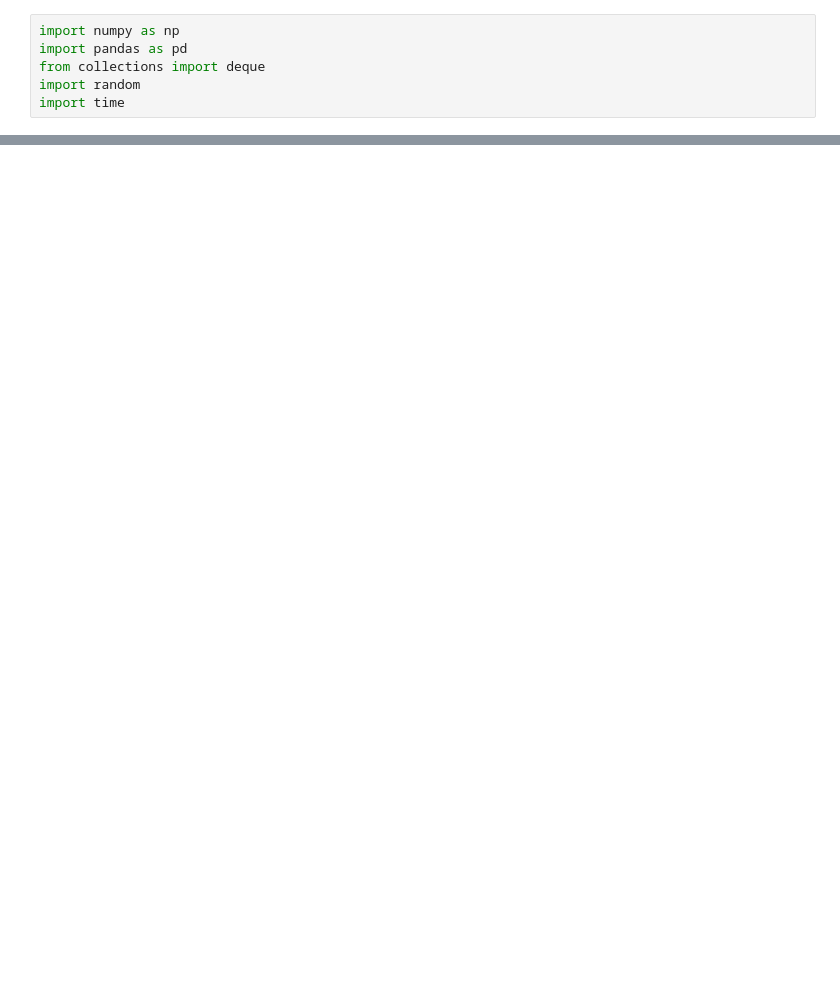
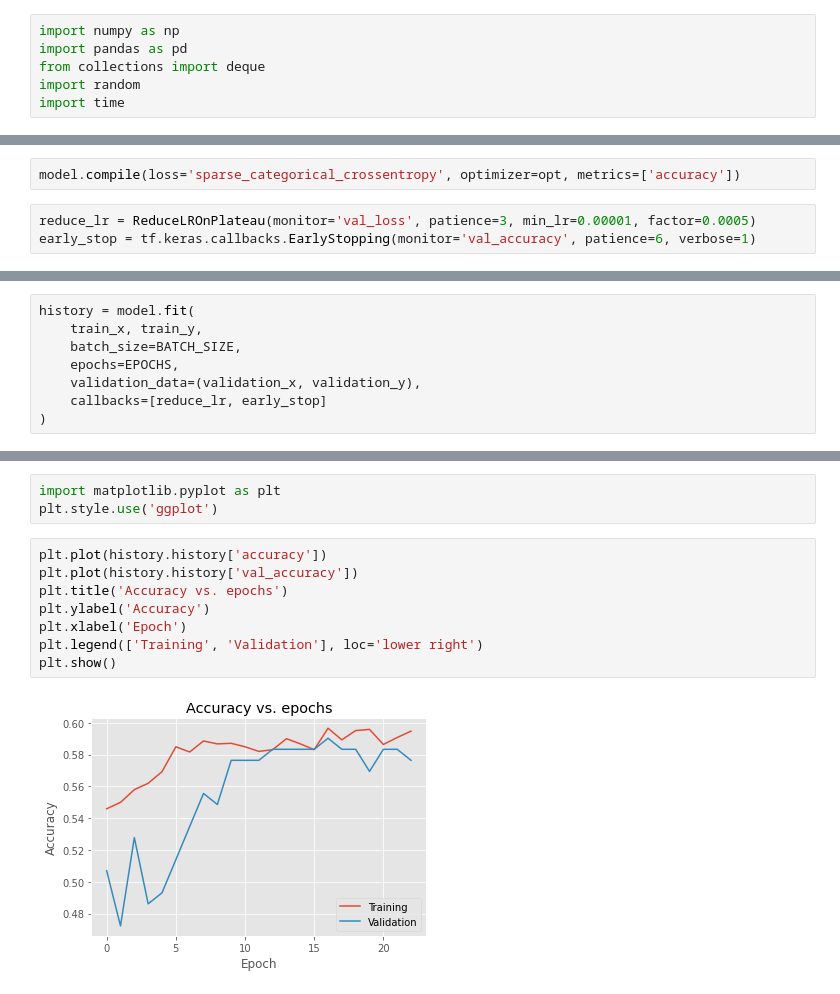
Before and after one commit to jackfrost168/QuantitativeTrading, a Jupyter notebook: predict_stock_price.ipynb, the cells around one changed output, grey strips where cells are left out. Cells and saved outputs as stored; diff of their text form; blank space fills up the shorter version.

```diff
--- a/predict_stock_price.ipynb
+++ b/predict_stock_price.ipynb
@@ -49,0 +201,5 @@ Lines: 5284
+# %%
+model.compile(loss='sparse_categorical_crossentropy', optimizer=opt, metrics=['accuracy'])
+# %%
+reduce_lr = ReduceLROnPlateau(monitor='val_loss', patience=3, min_lr=0.00001, factor=0.0005)
+early_stop = tf.keras.callbacks.EarlyStopping(monitor='val_accuracy', patience=6, verbose=1)
@@ -49,0 +226,8 @@ Lines: 5284
+# %%
+history = model.fit(
+    train_x, train_y,
+    batch_size=BATCH_SIZE,
+    epochs=EPOCHS,
+    validation_data=(validation_x, validation_y),
+    callbacks=[reduce_lr, early_stop]
+)
@@ -49,0 +252,13 @@ Lines: 5284
+# %%
+import matplotlib.pyplot as plt
+plt.style.use('ggplot')
+# %%
+plt.plot(history.history['accuracy'])
+plt.plot(history.history['val_accuracy'])
+plt.title('Accuracy vs. epochs')
+plt.ylabel('Accuracy')
+plt.xlabel('Epoch')
+plt.legend(['Training', 'Validation'], loc='lower right')
+plt.show()
+# %% [output]
+[figure, added]
```
Also changed, not shown: parts of 22 cells of this notebook.
